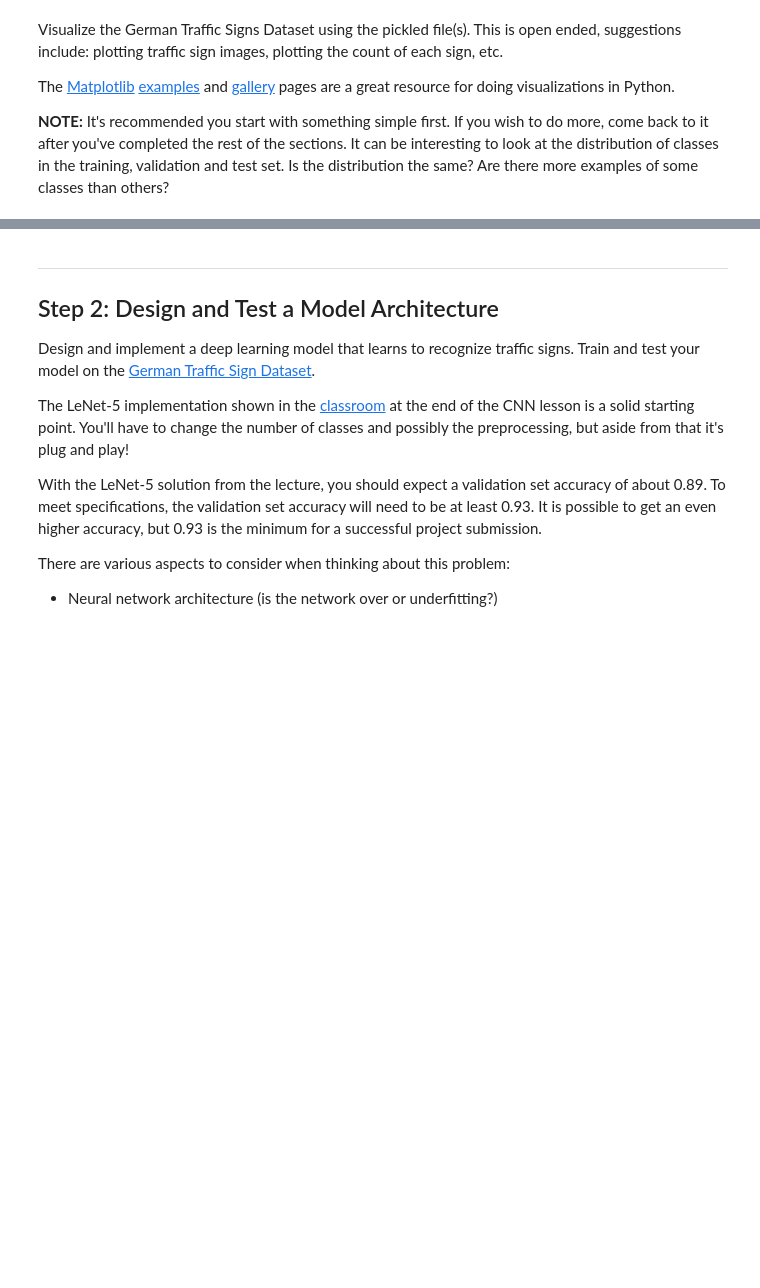
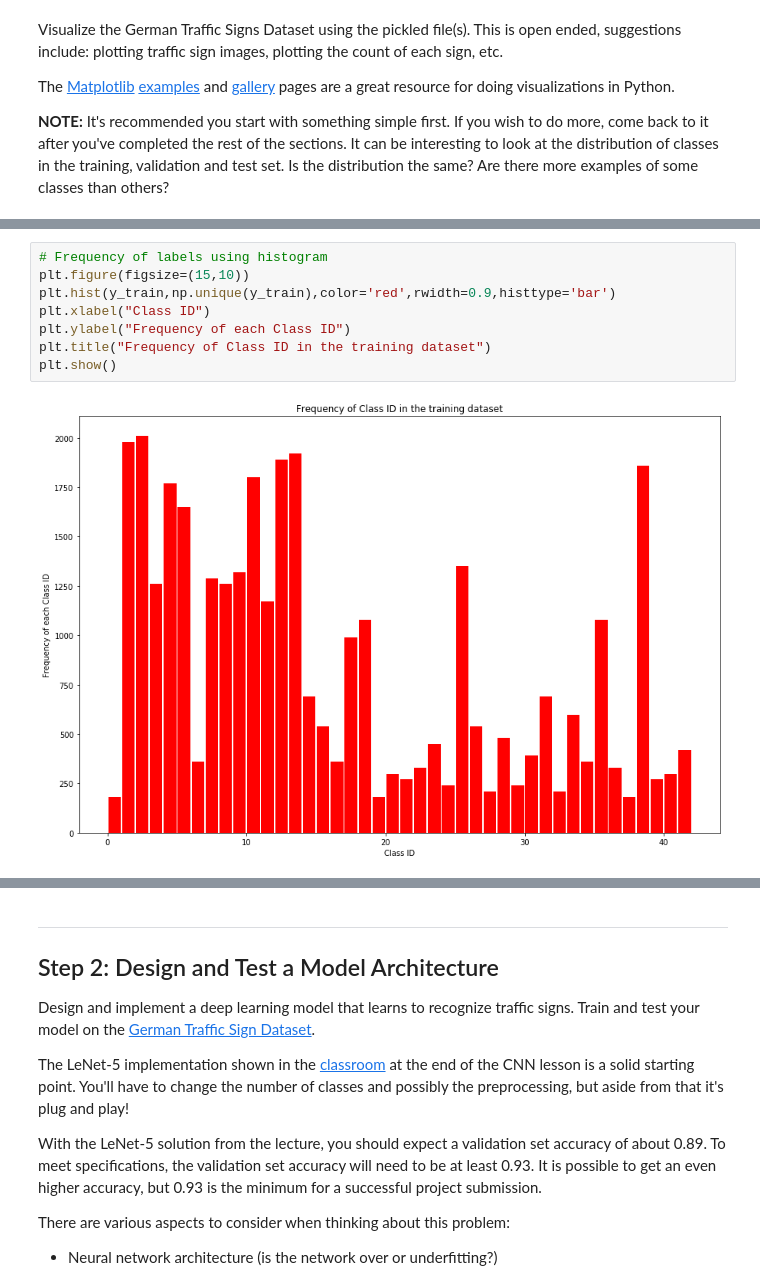
Before and after one commit to aakashkardam/Traffic_Sign_Classifier_Udacity_Project_3, a Jupyter notebook: Traffic_Sign_Classifier.ipynb, the cells around one changed output, grey strips where cells are left out. Saved outputs shown, nothing was run; the diff lists cells and outputs as text; blank space fills up the shorter version.

Commit message:
Histogram for frequency of class IDs added to the notebook

```diff
--- a/Traffic_Sign_Classifier.ipynb
+++ b/Traffic_Sign_Classifier.ipynb
@@ -111,0 +112,10 @@ for a in ax:
+# %%
+# Frequency of labels using histogram
+plt.figure(figsize=(15,10))
+plt.hist(y_train,np.unique(y_train),color='red',rwidth=0.9,histtype='bar')
+plt.xlabel("Class ID")
+plt.ylabel("Frequency of each Class ID")
+plt.title("Frequency of Class ID in the training dataset")
+plt.show()
+# %% [output]
+[figure, added]
```
Also changed, not shown: parts of 2 cells of this notebook.
